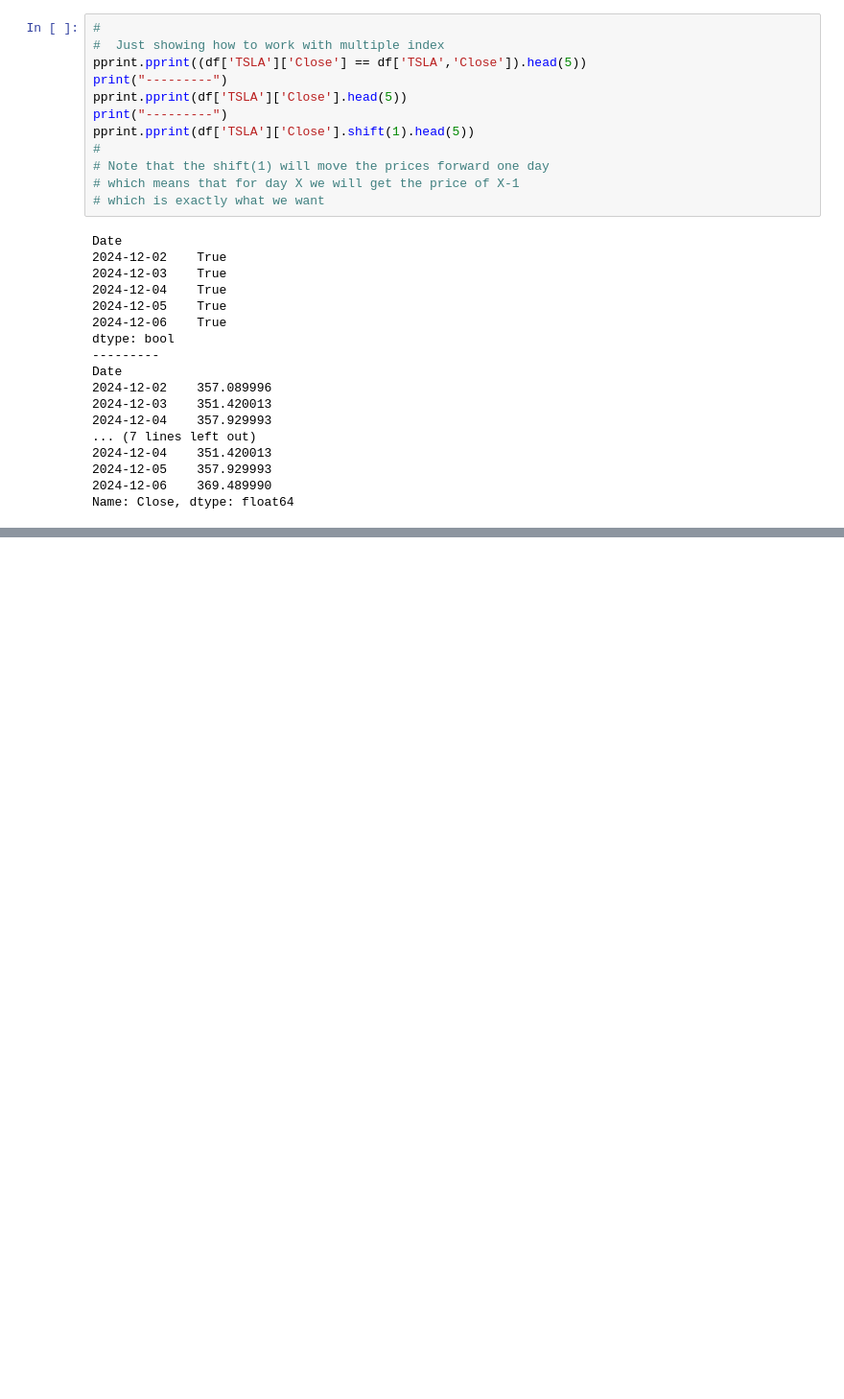
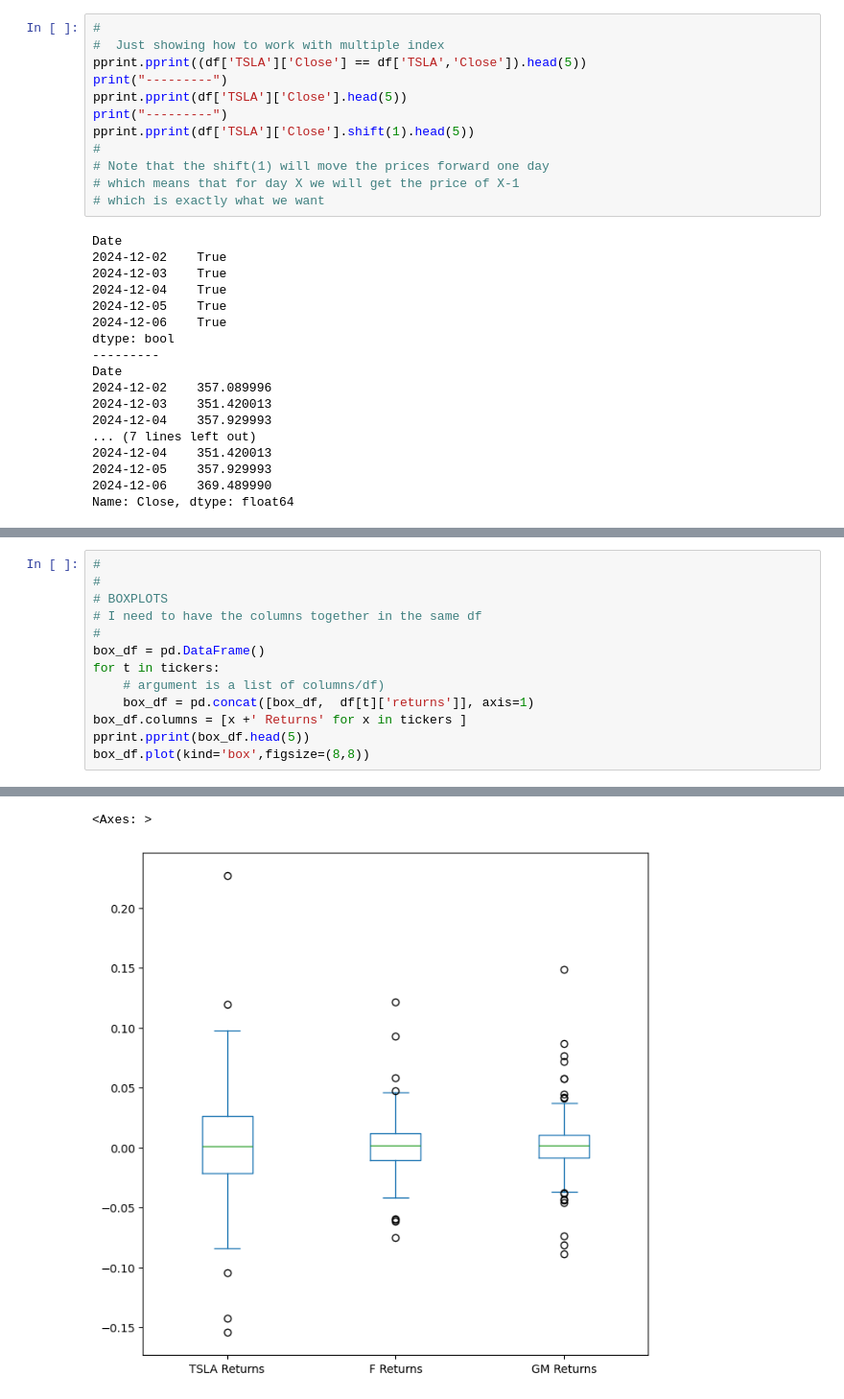
Before and after one commit to valeriog2023/udemy, a Jupyter notebook: Python_For_Financial_Analysis/Cap9/Capstone_exercise2.ipynb, the cells around one changed output, grey strips where cells are left out. Shown: that part at 96% size. Drawn from its saved outputs; the diff is of its cells as text; blank space fills up the shorter version.

```diff
--- a/Python_For_Financial_Analysis/Cap9/Capstone_exercise2.ipynb
+++ b/Python_For_Financial_Analysis/Cap9/Capstone_exercise2.ipynb
@@ -88,0 +159,14 @@ KeyError: 'Close'
+# %%
+#
+#
+# BOXPLOTS
+# I need to have the columns together in the same df
+#
+box_df = pd.DataFrame()
+for t in tickers:
+    # argument is a list of columns/df)
+    box_df = pd.concat([box_df,  df[t]['returns']], axis=1)
+box_df.columns = [x +' Returns' for x in tickers ]
+pprint.pprint(box_df.head(5))
+box_df.plot(kind='box',figsize=(8,8))
+# %% [output]
@@ -88,0 +179,2 @@ KeyError: 'Close'
+<Axes: >
+[figure, added]
```
Also changed, not shown: parts of 17 cells of this notebook.
